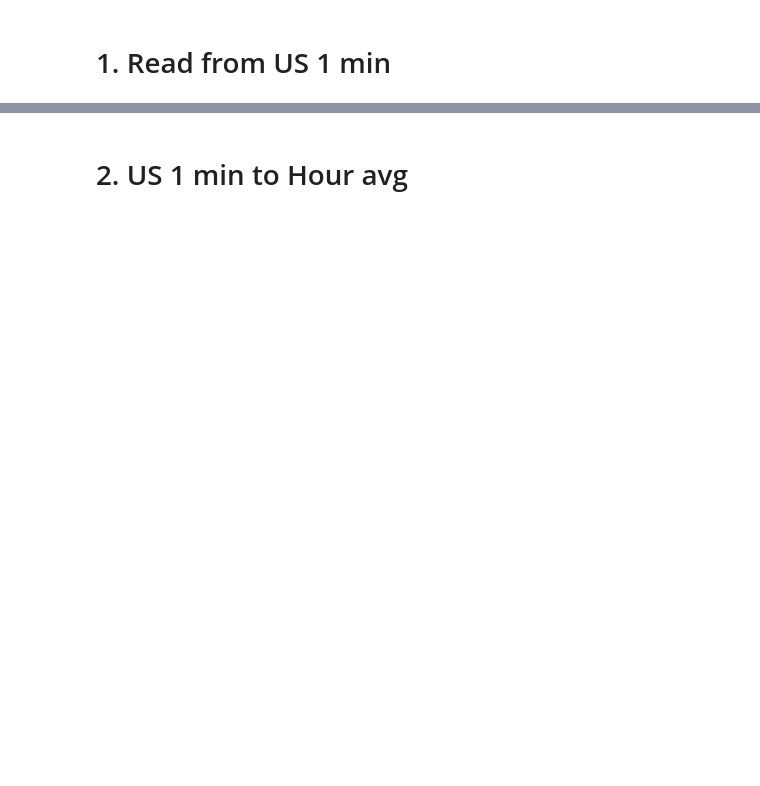
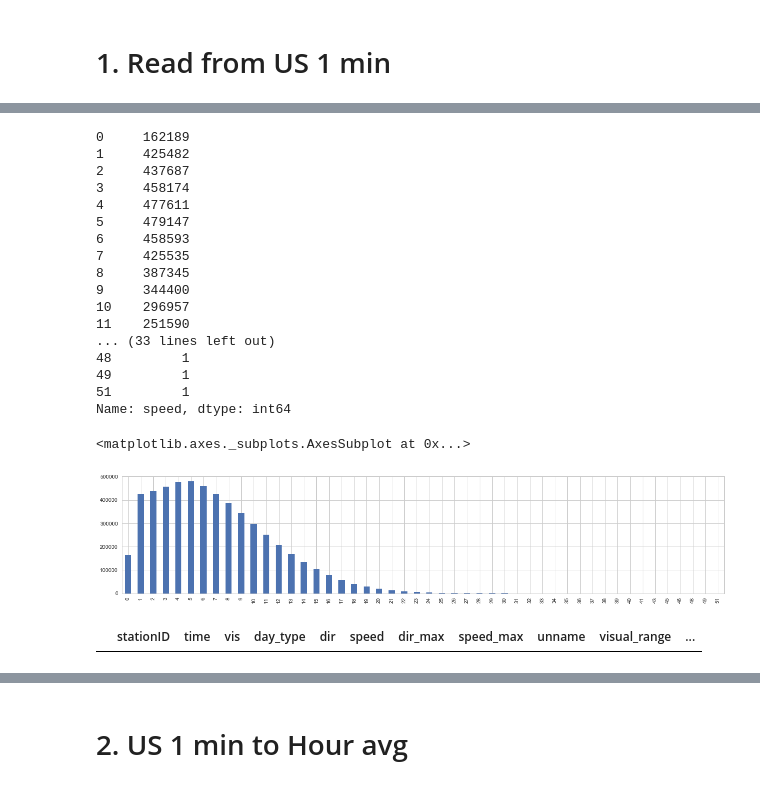
Before and after one commit to cqcn1991/Wind-Speed-Analysis, a Jupyter notebook: file_format.ipynb, the cells around one changed output, grey strips where cells are left out. Saved outputs shown, nothing was run; the diff lists cells and outputs as text; code cells hidden in the pictures; blank space fills up the shorter version.

```diff
--- a/file_format.ipynb
+++ b/file_format.ipynb
@@ -27,0 +129,31 @@ df.to_csv('DSM/DSM.csv', index=False)
+# %%
+# Drop non-integer data for speed
+df = df[df['speed'].apply(lambda x: str(x).isdigit())]
+df['speed']=pd.to_numeric(df['speed'], downcast='integer', errors='coerce')
+
+display(df.speed.value_counts().sort_index())
+df.speed.value_counts().sort_index().plot(kind='bar', figsize=(20,4))
+# %% [output]
+0     162189
+1     425482
+2     437687
+3     458174
+4     477611
+5     479147
+6     458593
+7     425535
+8     387345
+9     344400
+10    296957
+11    251590
+... (33 lines left out)
+48         1
+49         1
+51         1
+Name: speed, dtype: int64
+<matplotlib.axes._subplots.AxesSubplot at 0x...>
+[figure, added]
+# %%
+df.query('speed > 100')
+# %% [output]
+|  | stationID | time | vis | day_type | dir | speed | dir_max | speed_max | unname | visual_range | ... |
```
Also changed, not shown: parts of 20 cells of this notebook, 4 other files.
